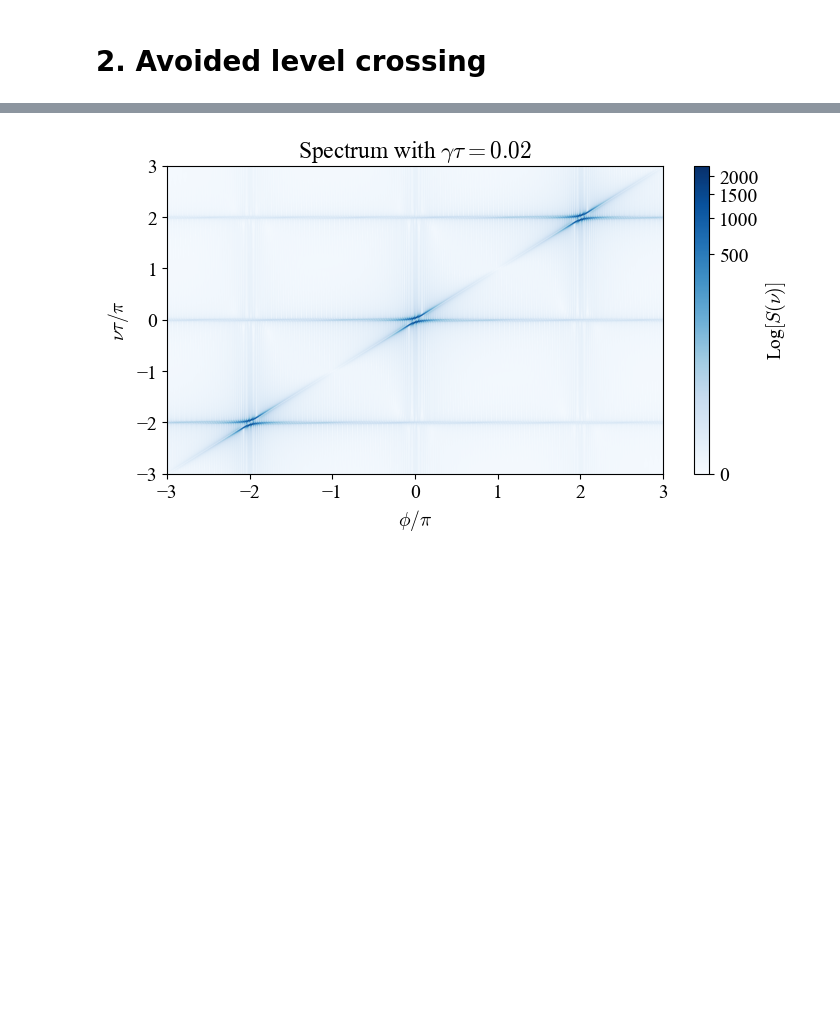
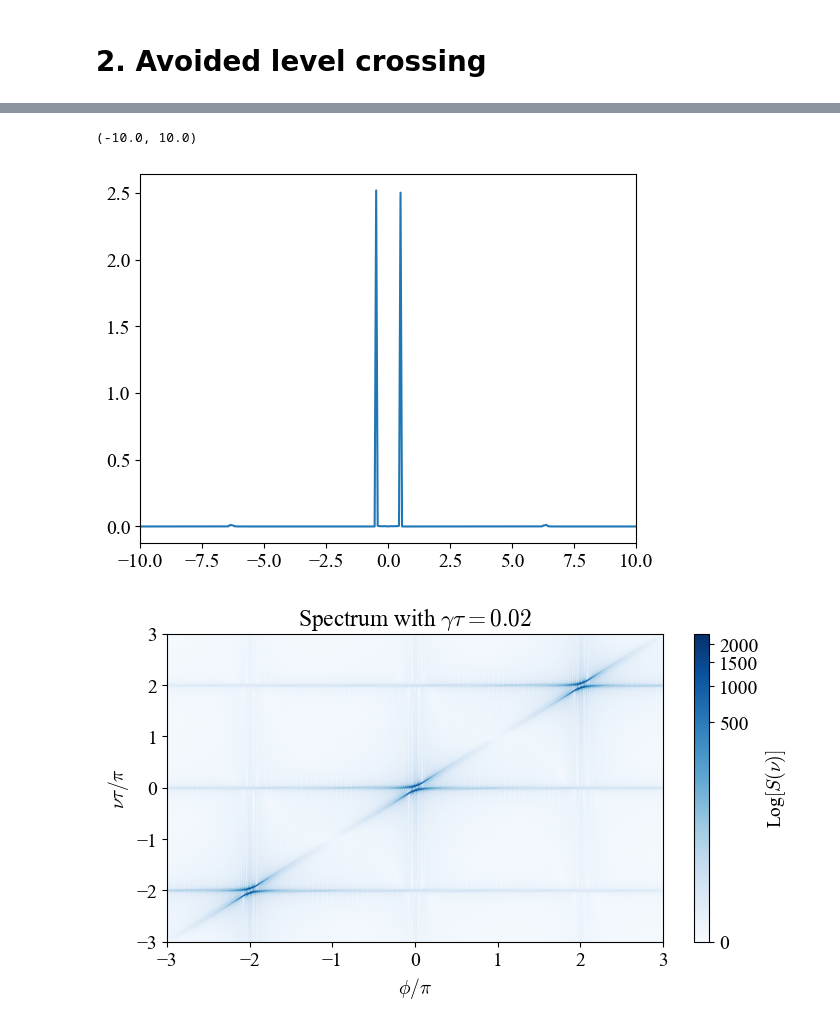
Before and after one commit to Taitoos2/non_markovian_qubit_swap, a Jupyter notebook: Idea_2.ipynb, the cells around one changed output, grey strips where cells are left out. Saved outputs shown, nothing was run; the diff lists cells and outputs as text; code cells hidden in the pictures; blank space fills up the shorter version.

```diff
--- a/Idea_2.ipynb
+++ b/Idea_2.ipynb
@@ -167,3 +156,36 @@ def exp005(gamma:float=0.1,
+# %%
+gamma = 0.25
+tau =1
+t_max=102
+n_steps=15000
+
+t = np.linspace(0,t_max,n_steps)
+Ms: list = list(np.arange(15000,15051,1))
+
+def a_in(J_0,phi):
+	N = int(t[-1]/tau)
+	Delta = phi/tau
+	J = np.exp(1j*Delta*t)*J_0
+
+	a = np.sqrt(gamma)*J
+	J_inter = interp1d(x=t,y=J,bounds_error=False, fill_value=0)
+	for n in range(1,N):
+		a+= np.sqrt(gamma)*np.exp(1j*n*phi)*J_inter(t-n*tau)*np.heaviside(t-n*tau,0)
+	return a
+
+def sample_phi(phi):
+	J = DDE_analytical(gamma=gamma,phi=phi,tau=tau,t=t)
+	a = a_in(J_0=J,phi=phi)
+	w,u = average_fft(x=t,y=a,Ms=Ms)
+	I = np.abs(u)**2
+	return [w,I]
+
+w_res,I_res = sample_phi(0)
+plt.plot(w_res,I_res/1000)
+plt.xlim(-10,10)
+# %% [output]
+(-10.0, 10.0)
+[figure, added]
 # %%
 exp005(gamma=0.02,phi_range =list(np.linspace(-3*np.pi,3*np.pi,800)))
 # %% [output]
```
Also changed, not shown: parts of 4 cells of this notebook, 6 other files.
